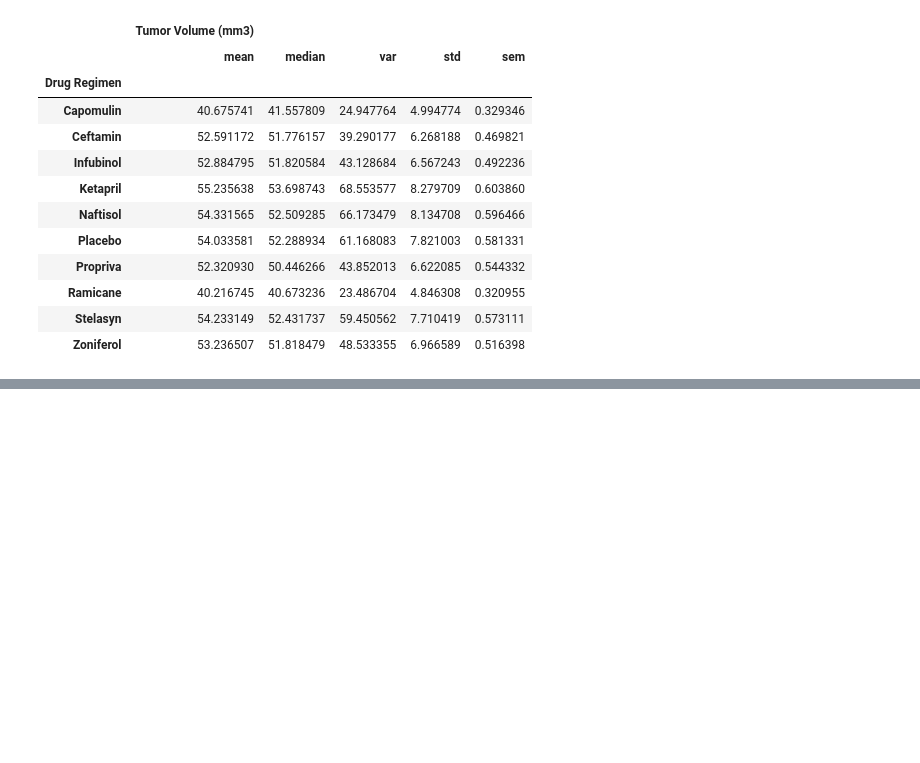
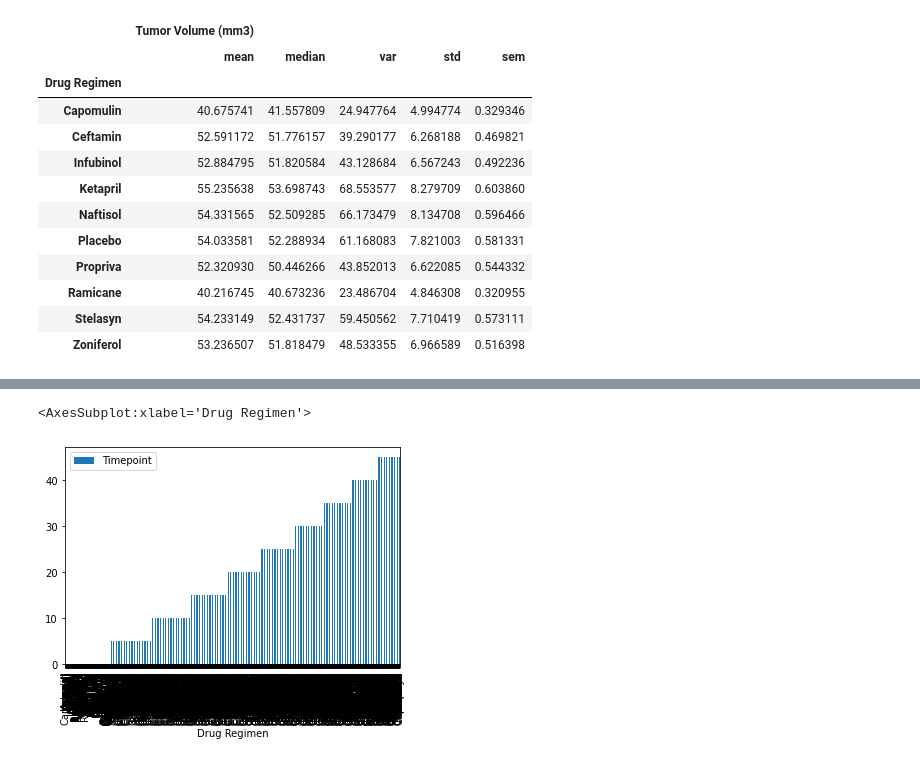
Before and after one commit to RSGDATA/Pymaceuticals_Analysis, a Jupyter notebook: anti_cancer_pharmaceuticals_analysis.ipynb, the cells around one changed output, grey strips where cells are left out. Saved outputs shown, nothing was run; the diff lists cells and outputs as text; code cells hidden in the pictures; blank space fills up the shorter version.

```diff
--- a/anti_cancer_pharmaceuticals_analysis.ipynb
+++ b/anti_cancer_pharmaceuticals_analysis.ipynb
@@ -194,3 +230,8 @@ agg_df
+# %%
+cleaned_df.plot(x="Drug Regimen", y=["Timepoint"], kind="bar")
+# %% [output]
+<AxesSubplot:xlabel='Drug Regimen'>
+[figure, added]
 # %%
 lab_groupby = cleaned_df.groupby("Drug Regimen")
 
```
Also changed, not shown: parts of 4 cells of this notebook, 1 other file.
